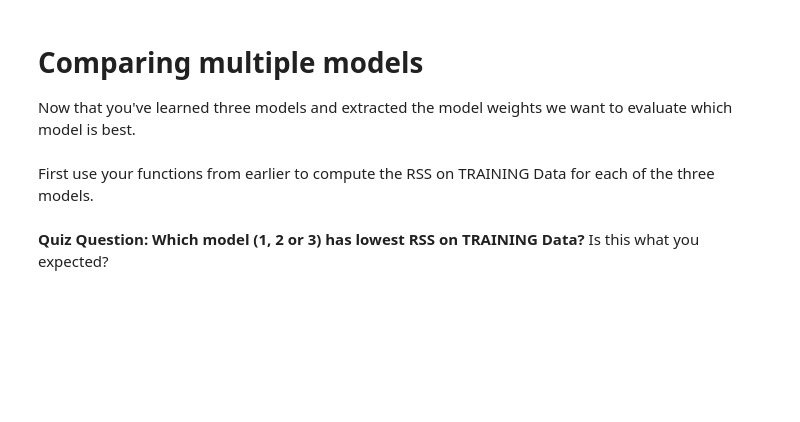
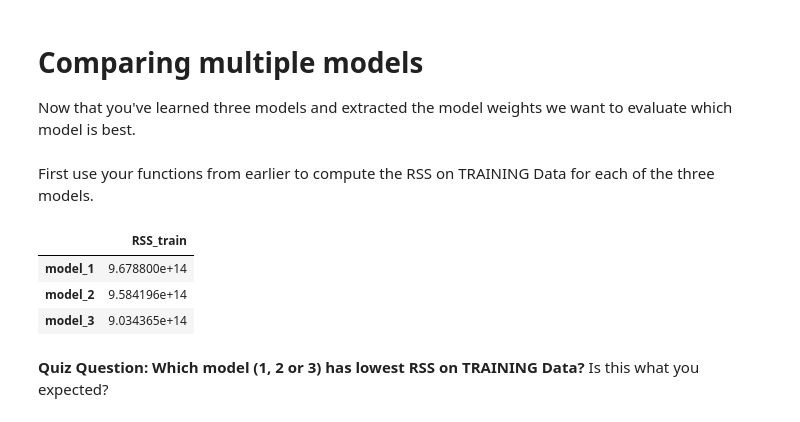
Before and after one commit to ddumet/coursera_machine_learning_pathway_regression, a Jupyter notebook: week-2-multiple-regression-assignment-1.ipynb, the cells around one changed output. Drawn from its saved outputs; the diff is of its cells as text; code cells hidden in the pictures; blank space fills up the shorter version.

```diff
--- a/week-2-multiple-regression-assignment-1.ipynb
+++ b/week-2-multiple-regression-assignment-1.ipynb
@@ -180,0 +199,6 @@ Now that you have the features, learn the weights for the three different models
+# %%
+X_train_model_1 = train_data[model_1_features]
+y_train = train_data["price"]
+
+model_1 = LinearRegression()
+model_1.fit(X_train_model_1, y_train)
@@ -180,0 +209,5 @@ Now that you have the features, learn the weights for the three different models
+# %%
+X_train_model_2 = train_data[model_2_features]
+
+model_2 = LinearRegression()
+model_2.fit(X_train_model_2, y_train)
@@ -195,2 +260,9 @@ First use your functions from earlier to compute the RSS on TRAINING Data for ea
+# %%
+RSS
+# %% [output]
+|  | RSS_train |
+| model_1 | 9.678800e+14 |
+| model_2 | 9.584196e+14 |
+| model_3 | 9.034365e+14 |
 # %% [markdown]
 **Quiz Question: Which model (1, 2 or 3) has lowest RSS on TRAINING Data?** Is this what you expected?
```
Also changed, not shown: parts of 27 cells of this notebook, 1 other file.
